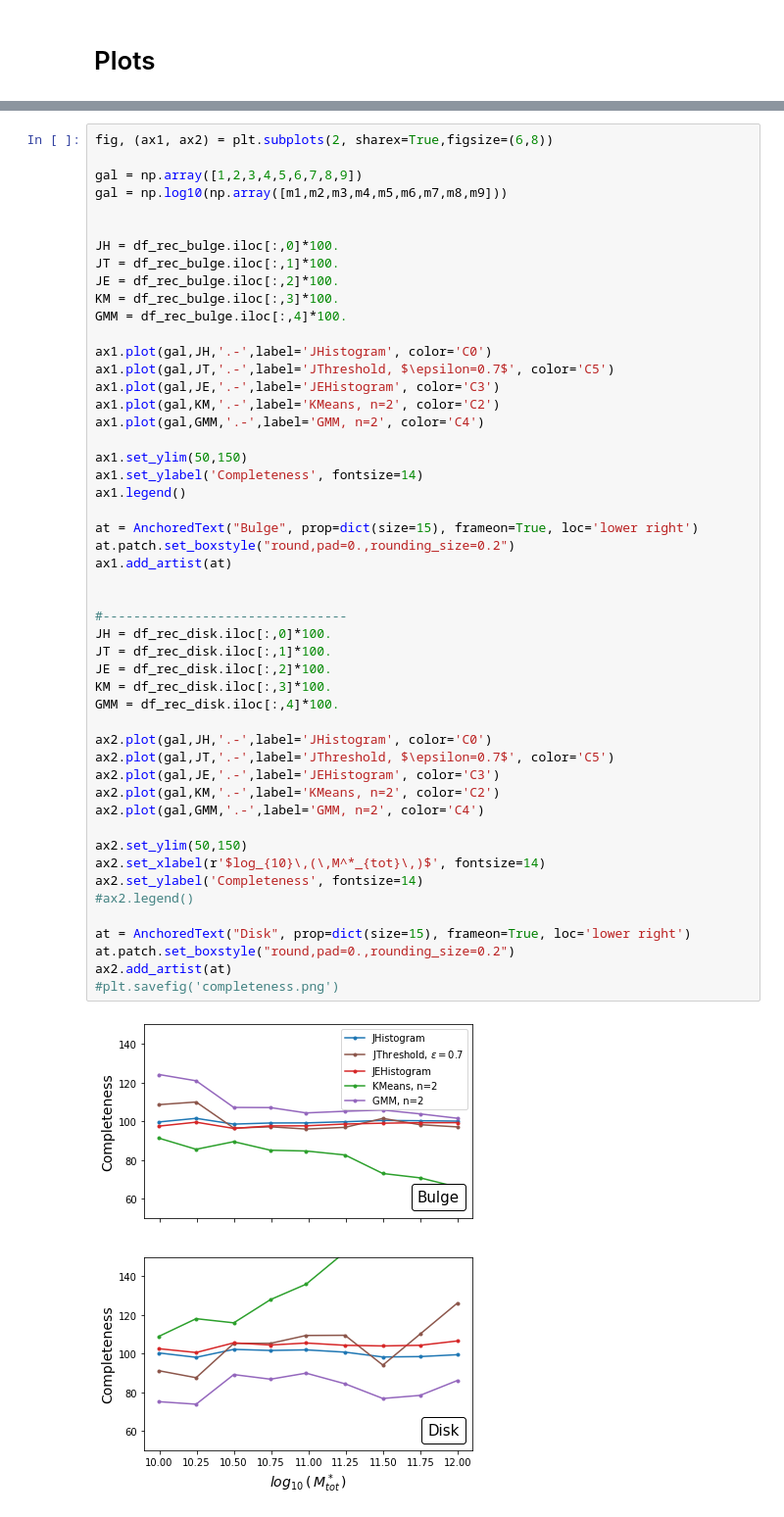
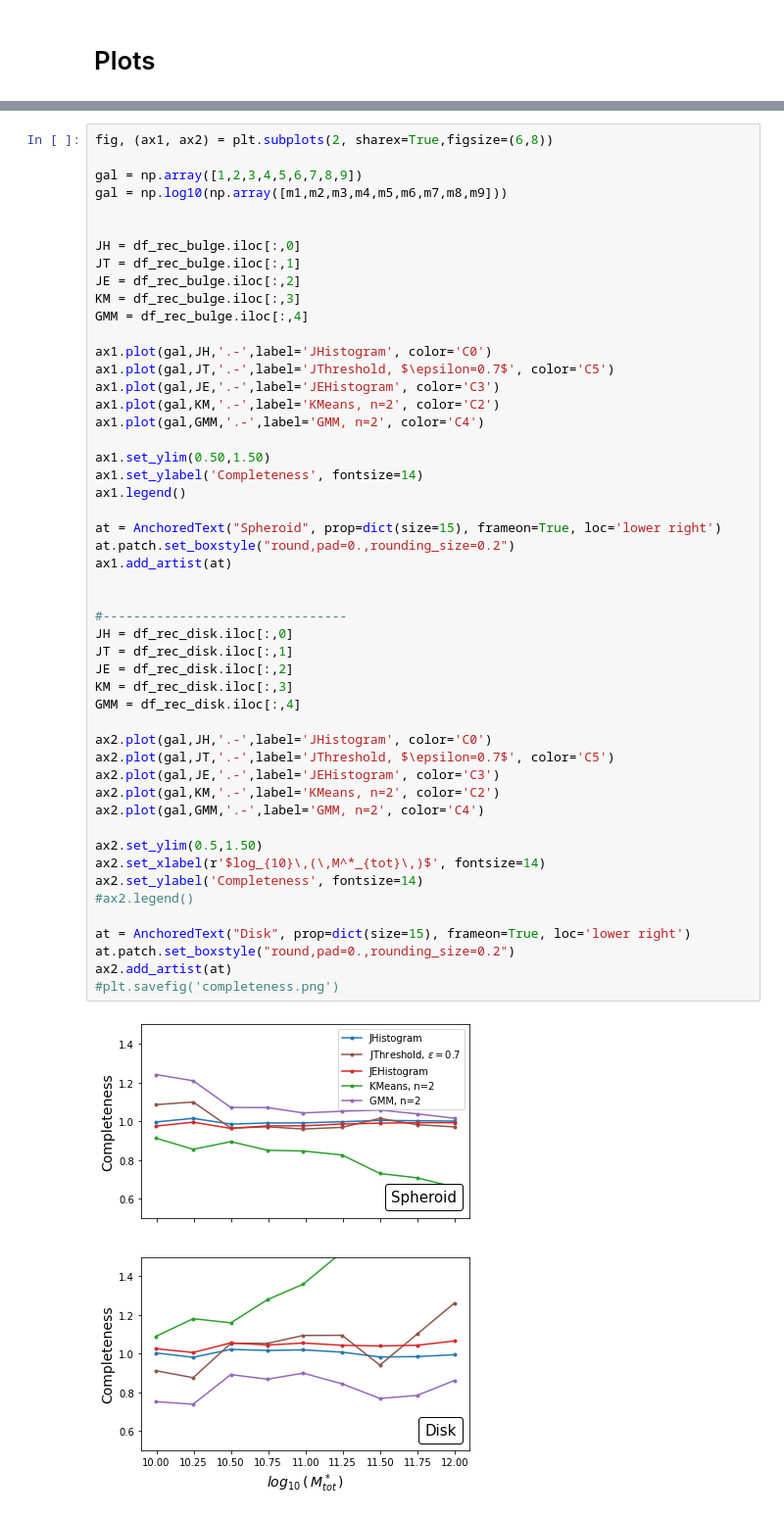
Before and after one commit to antotaverna/gchop_paper, a Jupyter notebook: galaxies_agama/pyc.ipynb, the cells around one changed output, grey strips where cells are left out. Shown: that part at 98% size. Saved outputs shown, nothing was run; the diff lists cells and outputs as text.

```diff
--- a/galaxies_agama/pyc.ipynb
+++ b/galaxies_agama/pyc.ipynb
@@ -397,48 +397,48 @@ gal = np.array([1,2,3,4,5,6,7,8,9])
 gal = np.log10(np.array([m1,m2,m3,m4,m5,m6,m7,m8,m9]))
 
 
-JH = df_rec_bulge.iloc[:,0]*100.
-JT = df_rec_bulge.iloc[:,1]*100.
-JE = df_rec_bulge.iloc[:,2]*100.
-KM = df_rec_bulge.iloc[:,3]*100.
-GMM = df_rec_bulge.iloc[:,4]*100.
+JH = df_rec_bulge.iloc[:,0]
+JT = df_rec_bulge.iloc[:,1]
+JE = df_rec_bulge.iloc[:,2]
+KM = df_rec_bulge.iloc[:,3]
+GMM = df_rec_bulge.iloc[:,4]
 
 ax1.plot(gal,JH,'.-',label='JHistogram', color='C0')
 ax1.plot(gal,JT,'.-',label='JThreshold, $\epsilon=0.7$', color='C5')
 ax1.plot(gal,JE,'.-',label='JEHistogram', color='C3')
 ax1.plot(gal,KM,'.-',label='KMeans, n=2', color='C2')
 ax1.plot(gal,GMM,'.-',label='GMM, n=2', color='C4')
 
-ax1.set_ylim(50,150)
+ax1.set_ylim(0.50,1.50)
 ax1.set_ylabel('Completeness', fontsize=14)
 ax1.legend()
 
-at = AnchoredText("Bulge", prop=dict(size=15), frameon=True, loc='lower right')
+at = AnchoredText("Spheroid", prop=dict(size=15), frameon=True, loc='lower right')
 at.patch.set_boxstyle("round,pad=0.,rounding_size=0.2")
 ax1.add_artist(at)
 
 
 #--------------------------------
-JH = df_rec_disk.iloc[:,0]*100.
-JT = df_rec_disk.iloc[:,1]*100.
-JE = df_rec_disk.iloc[:,2]*100.
-KM = df_rec_disk.iloc[:,3]*100.
-GMM = df_rec_disk.iloc[:,4]*100.
+JH = df_rec_disk.iloc[:,0]
+JT = df_rec_disk.iloc[:,1]
+JE = df_rec_disk.iloc[:,2]
+KM = df_rec_disk.iloc[:,3]
+GMM = df_rec_disk.iloc[:,4]
 
 ax2.plot(gal,JH,'.-',label='JHistogram', color='C0')
 ax2.plot(gal,JT,'.-',label='JThreshold, $\epsilon=0.7$', color='C5')
 ax2.plot(gal,JE,'.-',label='JEHistogram', color='C3')
 ax2.plot(gal,KM,'.-',label='KMeans, n=2', color='C2')
 ax2.plot(gal,GMM,'.-',label='GMM, n=2', color='C4')
 
-ax2.set_ylim(50,150)
+ax2.set_ylim(0.5,1.50)
 ax2.set_xlabel(r'$log_{10}\,(\,M^*_{tot}\,)$', fontsize=14)
 ax2.set_ylabel('Completeness', fontsize=14)
 #ax2.legend()
 
 at = AnchoredText("Disk", prop=dict(size=15), frameon=True, loc='lower right')
 at.patch.set_boxstyle("round,pad=0.,rounding_size=0.2")
 ax2.add_artist(at)
 #plt.savefig('completeness.png')
 # %% [output]
-[figure, old version]
+[figure, new version]
```
Also changed, not shown: parts of 1 cell of this notebook, 2 other files.
